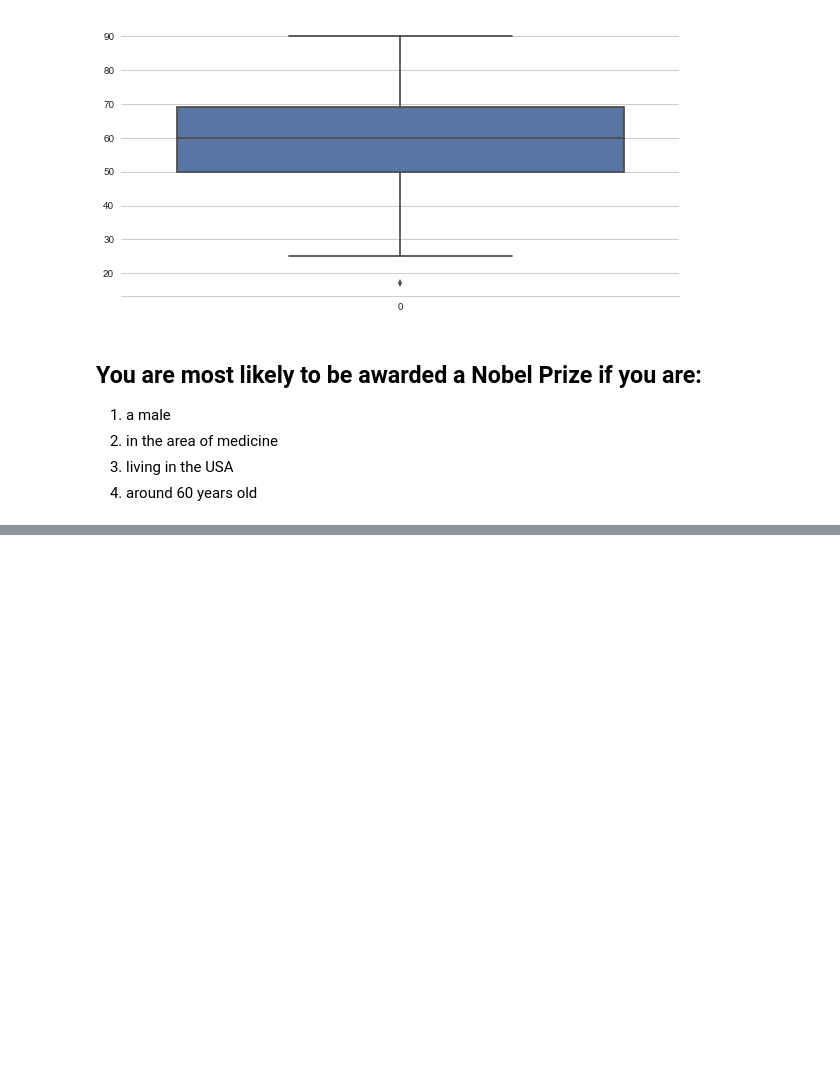
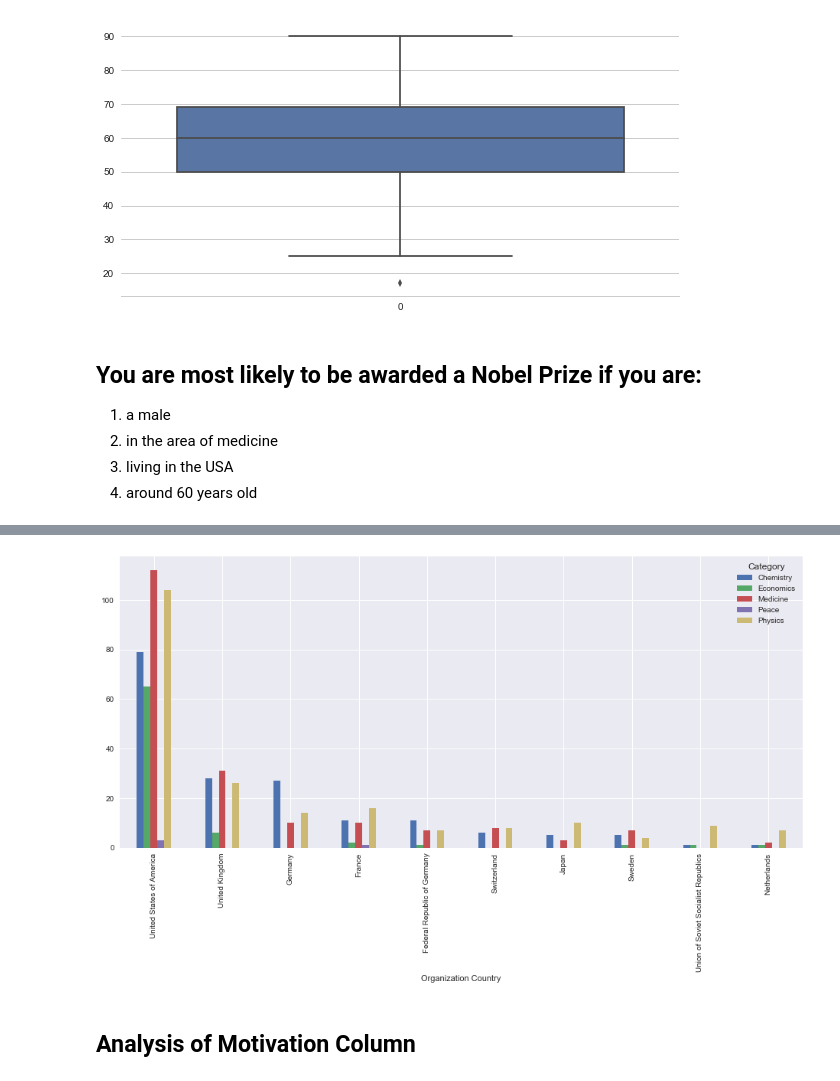
Before and after one commit to mudspringhiker/nobel_prize, a Jupyter notebook: exploratory_analysis.ipynb, the cells around one changed output, grey strips where cells are left out. Saved outputs shown, nothing was run; the diff lists cells and outputs as text; code cells hidden in the pictures; blank space fills up the shorter version.

```diff
--- a/exploratory_analysis.ipynb
+++ b/exploratory_analysis.ipynb
@@ -262,0 +297,2 @@ sns.despine(left=True)
+# %%
+sp = nobeldf.groupby("Organization Country")["Category"].value_counts().sort_values(ascending=False)
@@ -262,0 +315,2 @@ sns.despine(left=True)
+# %%
+sptop = sp[top10]
@@ -262,0 +333,2 @@ sns.despine(left=True)
+# %%
+sptop = sptop.unstack("Category")
@@ -262,0 +350,2 @@ sns.despine(left=True)
+# %%
+sptop = sptop.reset_index()
@@ -262,0 +366,6 @@ sns.despine(left=True)
+# %%
+sptop.plot(kind="bar", x="Organization Country", figsize=(16, 7));
+# %% [output]
+[figure, added]
+# %% [markdown]
+## Analysis of Motivation Column
```
Also changed, not shown: parts of 23 cells of this notebook.
